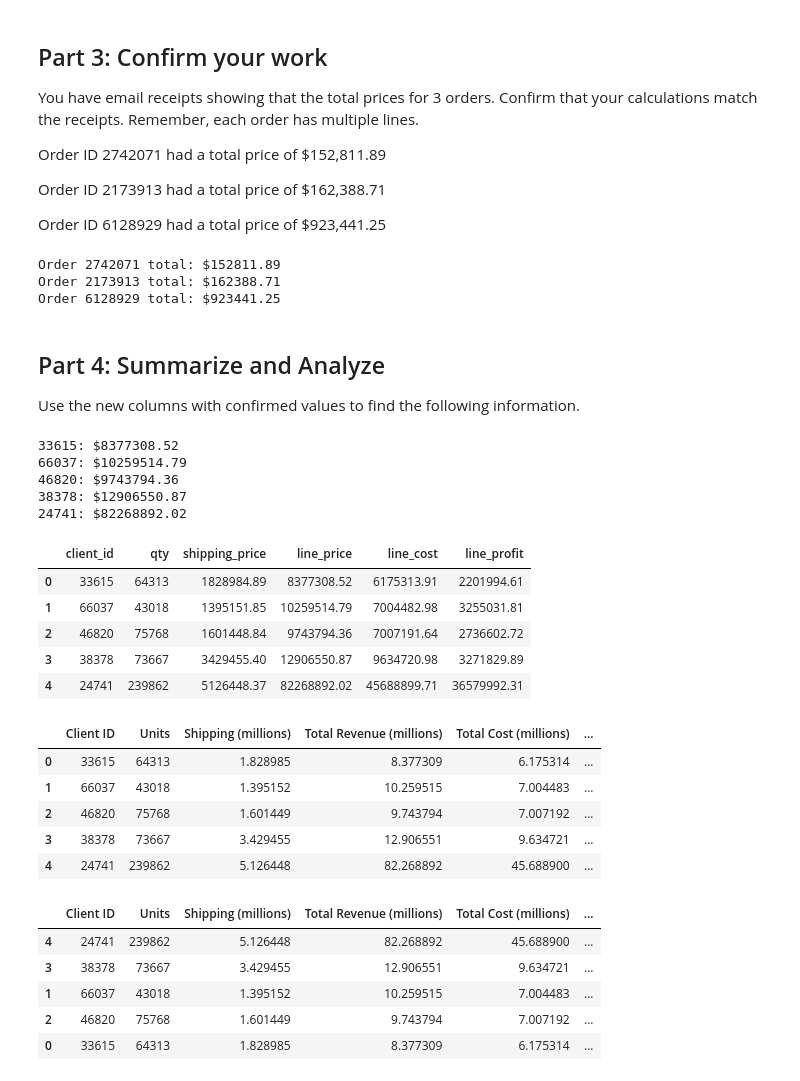
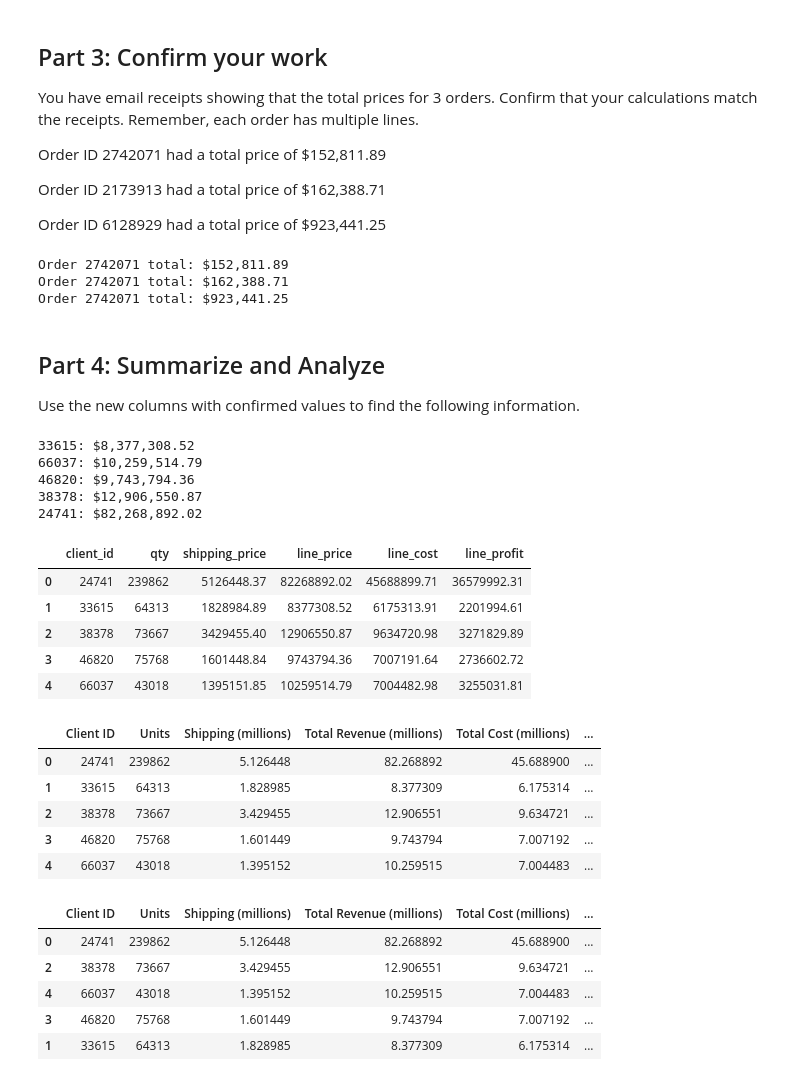
Before and after one commit to RoboAce8/pandas-challenge-1, a Jupyter notebook: wholesale_data_analysis_starter_code.ipynb, the cells around one changed output. Drawn from its saved outputs; the diff is of its cells as text; code cells hidden in the pictures.

Commit message:
Completed the code, wrote the sentence summary, and added to the readme that Microsoft Copilot was referenced for some of the code.

```diff
--- a/wholesale_data_analysis_starter_code.ipynb
+++ b/wholesale_data_analysis_starter_code.ipynb
@@ -112,6 +114,11 @@ Do we know that this client spent the more money than client 66037? If not, how
 # %%
 # Create a column for shipping price.
 # Assume a shipping price of $7 per pound for orders over 50 pounds and $10 per pound for items 50 pounds or under.
+df['total_weight'] = df['unit_weight'] * df['qty']
+
+df['shipping_price'] = df['total_weight'].apply(lambda total_weight: total_weight*7 if total_weight > 50 else total_weight*10)
+
+df[['unit_price', 'unit_weight', 'qty', 'total_weight', 'shipping_price']].head(3)
 # %% [output]
 |  | unit_price | unit_weight | qty | total_weight | shipping_price |
 | 0 | 1096.80 | 7.50 | 105 | 787.50 | 5512.50 |
@@ -119,6 +126,8 @@ Do we know that this client spent the more money than client 66037? If not, how
 | 2 | 13.52 | 1.68 | 39 | 65.52 | 458.64 |
 # %%
 # Create a column for the total price using the subtotal and the shipping price along with a sales tax of 9.25%
+df['line_price'] = round((df['line_subtotal'] + df['shipping_price']) * 1.0925, 2)
+df[['line_subtotal', 'shipping_price', 'line_price']].head(3)
 # %% [output]
 |  | line_subtotal | shipping_price | line_price |
 | 0 | 115164.00 | 5512.50 | 131839.08 |
@@ -127,6 +136,8 @@ Do we know that this client spent the more money than client 66037? If not, how
 # %%
 # Create a column for the cost of each line using unit cost, qty, and
 # shipping price (assume the shipping cost is exactly what is charged to the client).
+df['line_cost'] = round(df['unit_cost'] * df['qty'] + df['shipping_price'], 2)
+df.head(3)
 # %% [output]
 |  | first | last | job | phone | email | client_id | order_id | order_date | order_week | order_year | ... |
 | 0 | Donald | Harding | Immunologist | 793-904-7725x39308 | harding.donald.7185@sullivan.com | 58515 | 8953482 | 2023-04-28 | 17 | 2023 | ... |
@@ -135,6 +146,8 @@ Do we know that this client spent the more money than client 66037? If not, how
 3 rows × 23 columns
 # %%
 # Create a column for the profit of each line using line cost and line price
+df['line_profit'] = round(df['line_price'] - df['line_cost'], 2)
+df.head(3)
 # %% [output]
 |  | first | last | job | phone | email | client_id | order_id | order_date | order_week | order_year | ... |
 | 0 | Donald | Harding | Immunologist | 793-904-7725x39308 | harding.donald.7185@sullivan.com | 58515 | 8953482 | 2023-04-28 | 17 | 2023 | ... |
@@ -152,57 +165,70 @@ Order ID 2173913 had a total price of \$162,388.71
 Order ID 6128929 had a total price of \$923,441.25
 # %%
 # Check your work using the totals above
+print(f'Order 2742071 total: ${df.loc[df["order_id"] == 2742071]["line_price"].sum():,.2f}')
+print(f'Order 2742071 total: ${df.loc[df["order_id"] == 2173913]["line_price"].sum():,.2f}')
+print(f'Order 2742071 total: ${df.loc[df["order_id"] == 6128929]["line_price"].sum():,.2f}')
 # %% [output]
-Order 2742071 total: $152811.89
-Order 2173913 total: $162388.71
-Order 6128929 total: $923441.25
+Order 2742071 total: $152,811.89
+Order 2742071 total: $162,388.71
+Order 2742071 total: $923,441.25
 # %% [markdown]
 ## Part 4: Summarize and Analyze
 Use the new columns with confirmed values to find the following information.
 # %%
 # How much did each of the top 5 clients by quantity spend? Check your work from Part 1 for client ids.
+for top_client in top_five_client_ids:
+    print(f'{top_client}: ${df.loc[df["client_id"] == top_client]["line_price"].sum():,.2f}')
 # %% [output]
-33615: $8377308.52
-66037: $10259514.79
-46820: $9743794.36
-38378: $12906550.87
-24741: $82268892.02
+33615: $8,377,308.52
+66037: $10,259,514.79
+46820: $9,743,794.36
+38378: $12,906,550.87
+24741: $82,268,892.02
 # %%
 # Create a summary DataFrame showing the totals for the for the top 5 clients with the following information:
 # total units purchased, total shipping price, total revenue, and total profit.
+summary_df = df.loc[df["client_id"].isin(top_five_client_ids)].groupby('client_id').agg('sum').reset_index()[['client_id', 'qty', 'shipping_price', 'line_price', 'line_cost', 'line_profit']]
+summary_df
 # %% [output]
 |  | client_id | qty | shipping_price | line_price | line_cost | line_profit |
-| 0 | 33615 | 64313 | 1828984.89 | 8377308.52 | 6175313.91 | 2201994.61 |
-| 1 | 66037 | 43018 | 1395151.85 | 10259514.79 | 7004482.98 | 3255031.81 |
-| 2 | 46820 | 75768 | 1601448.84 | 9743794.36 | 7007191.64 | 2736602.72 |
-| 3 | 38378 | 73667 | 3429455.40 | 12906550.87 | 9634720.98 | 3271829.89 |
-| 4 | 24741 | 239862 | 5126448.37 | 82268892.02 | 45688899.71 | 36579992.31 |
+| 0 | 24741 | 239862 | 5126448.37 | 82268892.02 | 45688899.71 | 36579992.31 |
+| 1 | 33615 | 64313 | 1828984.89 | 8377308.52 | 6175313.91 | 2201994.61 |
+| 2 | 38378 | 73667 | 3429455.40 | 12906550.87 | 9634720.98 | 3271829.89 |
+| 3 | 46820 | 75768 | 1601448.84 | 9743794.36 | 7007191.64 | 2736602.72 |
+| 4 | 66037 | 43018 | 1395151.85 | 10259514.79 | 7004482.98 | 3255031.81 |
 # %%
 # Format the data and rename the columns to names suitable for presentation.
+summary_df.rename(columns={'client_id': 'Client ID', 'qty': 'Units', 'shipping_price': 'Shipping', 'line_price': 'Total Revenue', 'line_cost': 'Total Cost', 'line_profit': 'Total Profit'}, inplace=True)
 
 # Define the money columns.
-
+money_columns = ['Shipping', 'Total Revenue', 'Total Cost', 'Total Profit']
 
 # Define a function that converts a dollar amount to millions.
-
+def convert_to_millions(value):
+    return value/1000000
 
 # Apply the currency_format_millions function to only the money columns.
-
+summary_df[money_columns] = summary_df[money_columns].apply(convert_to_millions)
 
 # Rename the columns to reflect the change in the money format.
+summary_df.rename(columns={'Shipping': 'Shipping (millions)', 'Total Revenue': 'Total Revenue (millions)', 'Total Cost': 'Total Cost (millions)', 'Total Profit': 'Total Profit (millions)'}, inplace=True)
+summary_df
 # %% [output]
 |  | Client ID | Units | Shipping (millions) | Total Revenue (millions) | Total Cost (millions) | ... |
-| 0 | 33615 | 64313 | 1.828985 | 8.377309 | 6.175314 | ... |
-| 1 | 66037 | 43018 | 1.395152 | 10.259515 | 7.004483 | ... |
-| 2 | 46820 | 75768 | 1.601449 | 9.743794 | 7.007192 | ... |
-| 3 | 38378 | 73667 | 3.429455 | 12.906551 | 9.634721 | ... |
-| 4 | 24741 | 239862 | 5.126448 | 82.268892 | 45.688900 | ... |
+| 0 | 24741 | 239862 | 5.126448 | 82.268892 | 45.688900 | ... |
+| 1 | 33615 | 64313 | 1.828985 | 8.377309 | 6.175314 | ... |
+| 2 | 38378 | 73667 | 3.429455 | 12.906551 | 9.634721 | ... |
+| 3 | 46820 | 75768 | 1.601449 | 9.743794 | 7.007192 | ... |
+| 4 | 66037 | 43018 | 1.395152 | 10.259515 | 7.004483 | ... |
 # %%
 # Sort the updated data by "Total Profit (millions)" form highest to lowest and assign the sort to a new DatFrame.
+summary_df_sorted = summary_df.sort_values('Total Profit (millions)', ascending=False)
+summary_df_sorted
 # %% [output]
 |  | Client ID | Units | Shipping (millions) | Total Revenue (millions) | Total Cost (millions) | ... |
-| 4 | 24741 | 239862 | 5.126448 | 82.268892 | 45.688900 | ... |
-| 3 | 38378 | 73667 | 3.429455 | 12.906551 | 9.634721 | ... |
-| 1 | 66037 | 43018 | 1.395152 | 10.259515 | 7.004483 | ... |
-| 2 | 46820 | 75768 | 1.601449 | 9.743794 | 7.007192 | ... |
-| 0 | 33615 | 64313 | 1.828985 | 8.377309 | 6.175314 | ... |
+| 0 | 24741 | 239862 | 5.126448 | 82.268892 | 45.688900 | ... |
+| 2 | 38378 | 73667 | 3.429455 | 12.906551 | 9.634721 | ... |
+| 4 | 66037 | 43018 | 1.395152 | 10.259515 | 7.004483 | ... |
+| 3 | 46820 | 75768 | 1.601449 | 9.743794 | 7.007192 | ... |
+| 1 | 33615 | 64313 | 1.828985 | 8.377309 | 6.175314 | ... |
```
Also changed, not shown: parts of 2 cells of this notebook, 1 other file.
